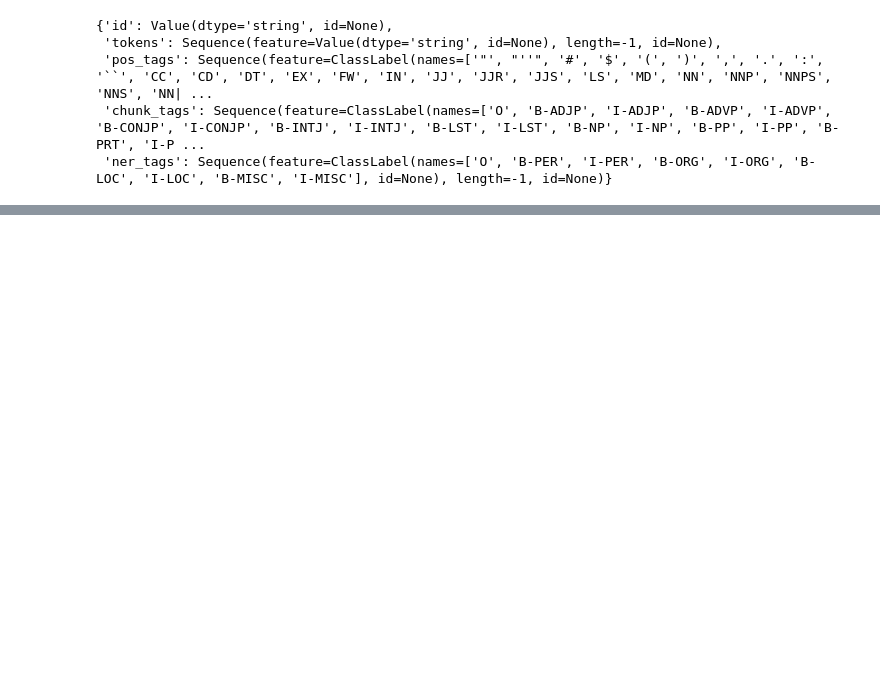
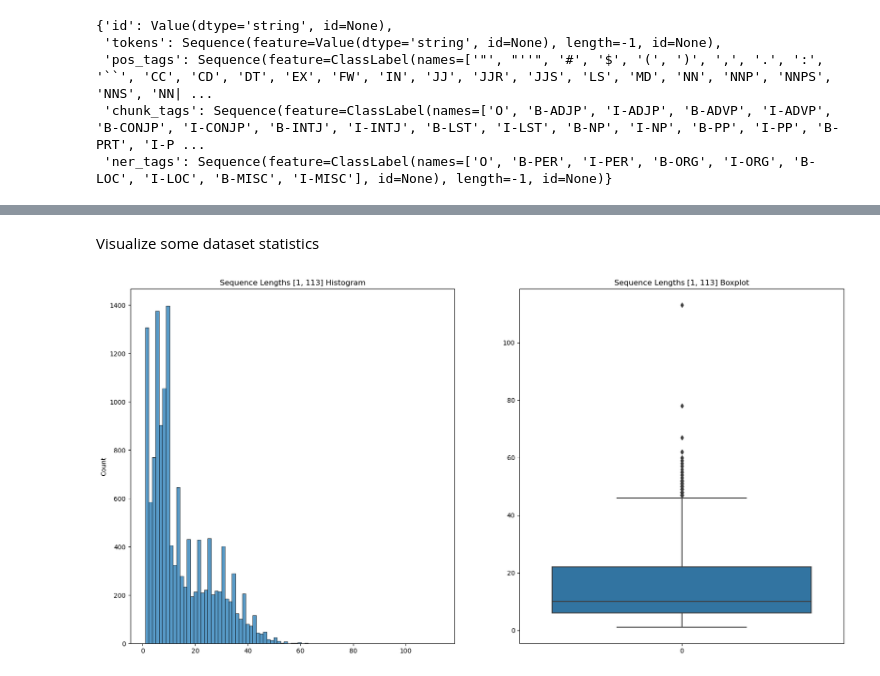
Before and after one commit to OmriGruman/conll2003-ner, a Jupyter notebook: main.ipynb, the cells around one changed output, grey strips where cells are left out. Drawn from its saved outputs; the diff is of its cells as text; code cells hidden in the pictures; blank space fills up the shorter version.

```diff
--- a/main.ipynb
+++ b/main.ipynb
@@ -580,0 +118,20 @@ results
+# %% [markdown]
+Visualize some dataset statistics
+# %%
+lengths = []
+tokens = []
+tags = []
+
+for seq in conll2003_dataset['train']:
+    lengths.append(len(seq['tokens']))
+    tokens.extend(seq['tokens'])
+    tags.extend(seq['ner_tags'])
+# %%
+fig, ax = plt.subplots(1, 2, figsize=(20, 10))
+sns.histplot(lengths, ax=ax[0])
+sns.boxplot(lengths, ax=ax[1])
+ax[0].set_title(f"Sequence Lengths [{min(lengths)}, {max(lengths)}] Histogram")
+ax[1].set_title(f"Sequence Lengths [{min(lengths)}, {max(lengths)}] Boxplot")
+plt.show()
+# %% [output]
+[figure, added]
```
Also changed, not shown: parts of 106 cells of this notebook, 1 other file.
